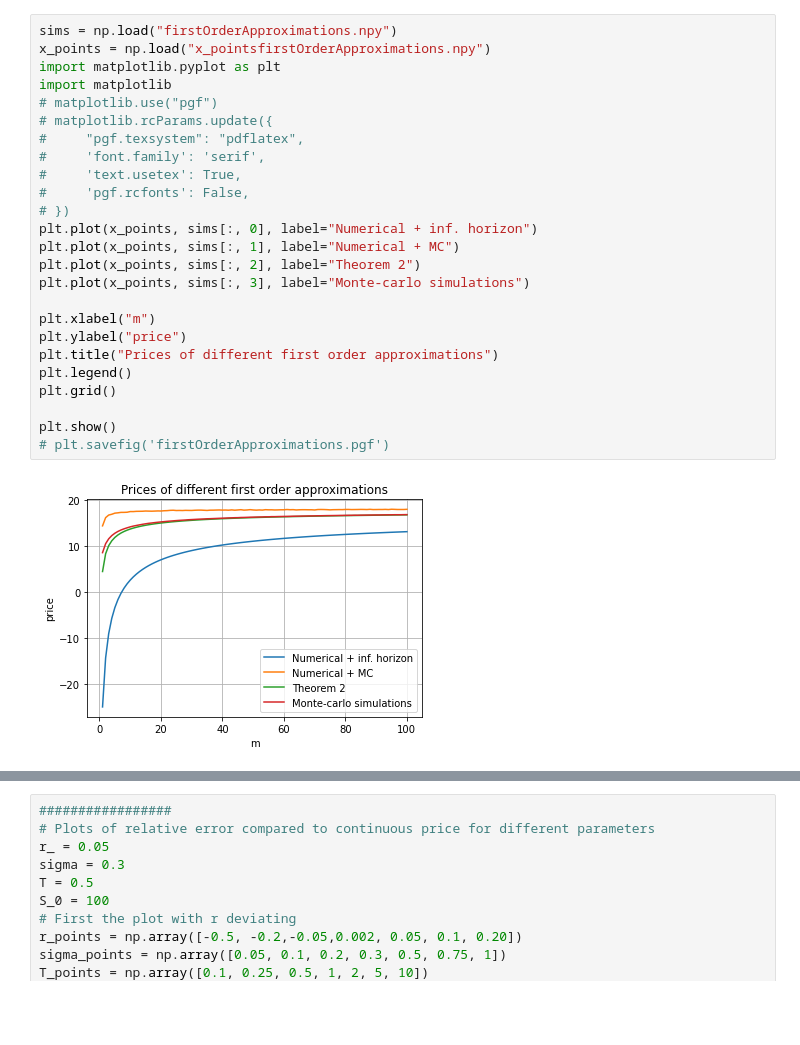
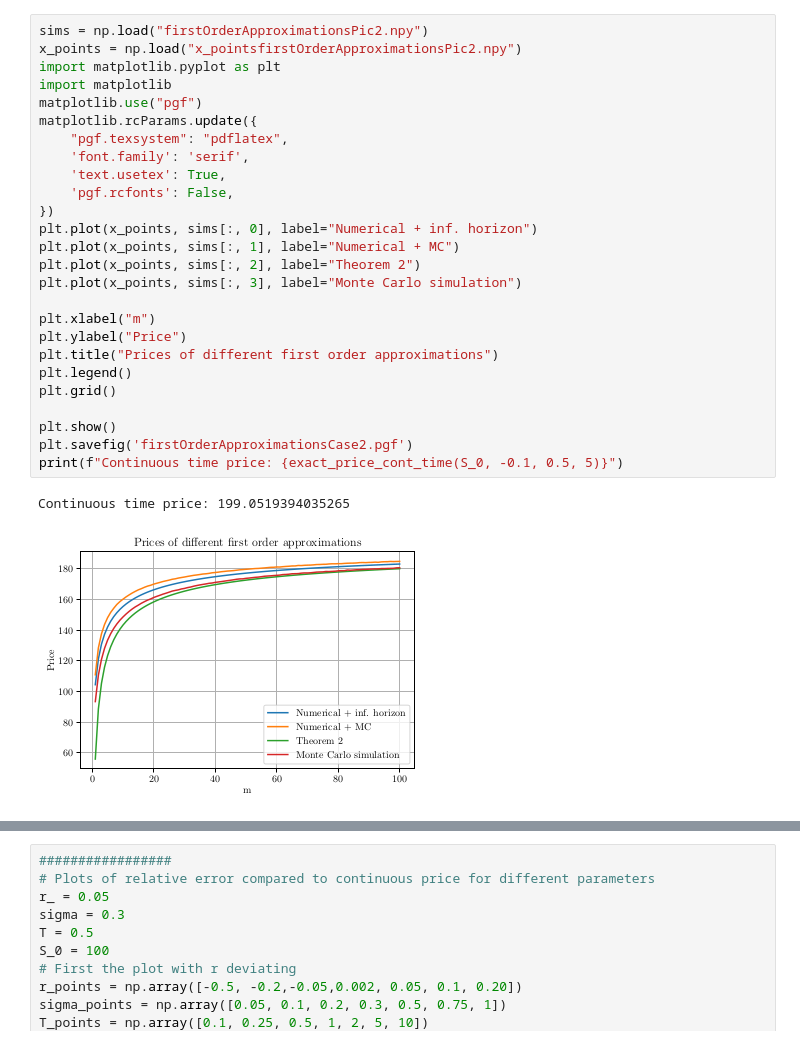
Before and after one commit to WoutervDijk/Thesis, a Jupyter notebook: notebooks/Cleaned_Notebook.ipynb, the cells around one changed output, grey strips where cells are left out. Cells and saved outputs as stored; diff of their text form; blank space fills up the shorter version.

Commit message:
Final commit, with all the data and generated plots as well

```diff
--- a/notebooks/Cleaned_Notebook.ipynb
+++ b/notebooks/Cleaned_Notebook.ipynb
@@ -213,27 +264,29 @@ print(sim_price_lookback_put(S_0, 0, sigma*2, T*4, 1000000, 50), own_first_order
 # %%
-sims = np.load("firstOrderApproximations.npy")
-x_points = np.load("x_pointsfirstOrderApproximations.npy")
+sims = np.load("firstOrderApproximationsPic2.npy")
+x_points = np.load("x_pointsfirstOrderApproximationsPic2.npy")
 import matplotlib.pyplot as plt
 import matplotlib
-# matplotlib.use("pgf")
-# matplotlib.rcParams.update({
-#     "pgf.texsystem": "pdflatex",
-#     'font.family': 'serif',
-#     'text.usetex': True,
-#     'pgf.rcfonts': False,
-# })
+matplotlib.use("pgf")
+matplotlib.rcParams.update({
+    "pgf.texsystem": "pdflatex",
+    'font.family': 'serif',
+    'text.usetex': True,
+    'pgf.rcfonts': False,
+})
 plt.plot(x_points, sims[:, 0], label="Numerical + inf. horizon")
 plt.plot(x_points, sims[:, 1], label="Numerical + MC")
 plt.plot(x_points, sims[:, 2], label="Theorem 2")
-plt.plot(x_points, sims[:, 3], label="Monte-carlo simulations")
+plt.plot(x_points, sims[:, 3], label="Monte Carlo simulation")
 
 plt.xlabel("m")
-plt.ylabel("price")
+plt.ylabel("Price")
 plt.title("Prices of different first order approximations")
 plt.legend()
 plt.grid()
 
 plt.show()
-# plt.savefig('firstOrderApproximations.pgf')
+plt.savefig('firstOrderApproximationsCase2.pgf')
+print(f"Continuous time price: {exact_price_cont_time(S_0, -0.1, 0.5, 5)}")
 # %% [output]
+Continuous time price: 199.0519394035265
-[figure, old version]
+[figure, new version]
```
Also changed, not shown: parts of 18 cells of this notebook, 29 other files.
